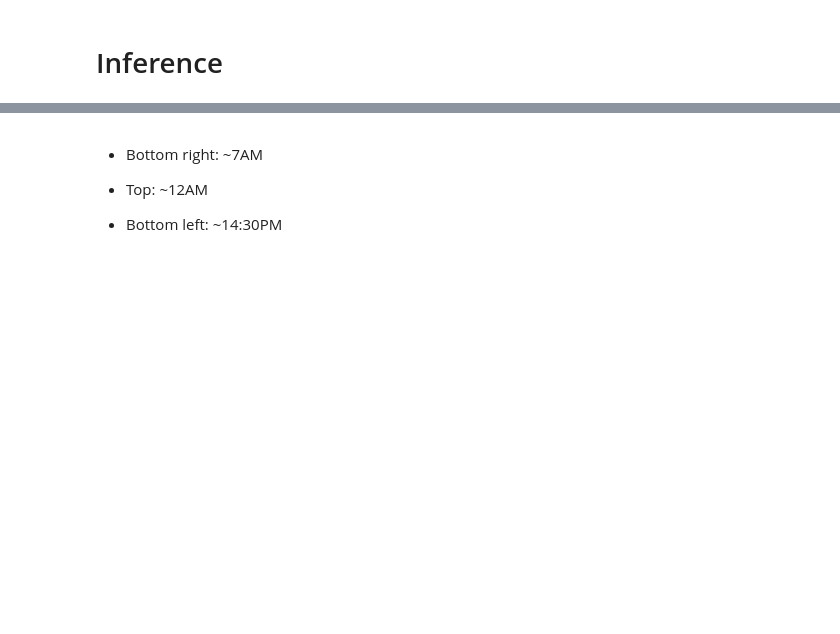
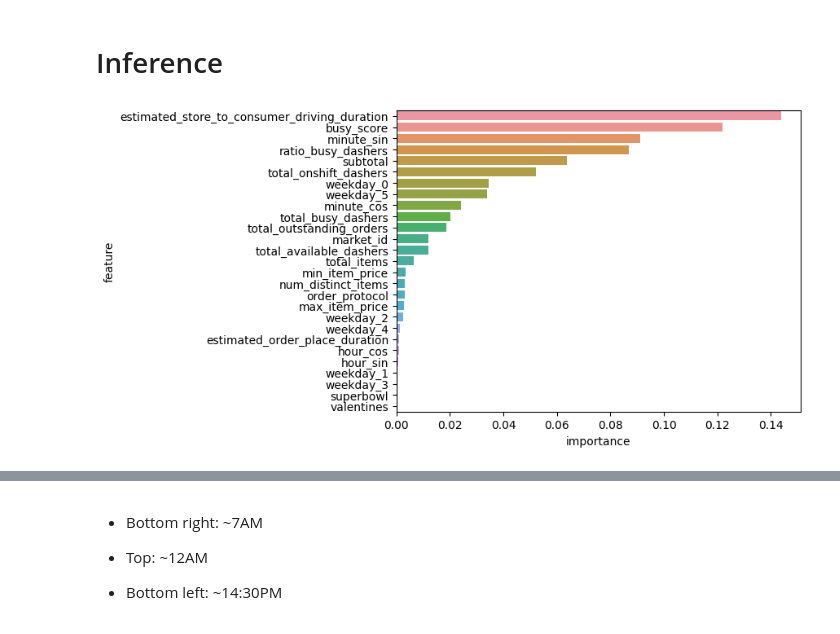
Before and after one commit to AhmetZamanis/MixedEffectsRegressionDeliveryTimes, a Jupyter notebook: 4_GPBoost1.ipynb, the cells around one changed output, grey strips where cells are left out. Saved outputs shown, nothing was run; the diff lists cells and outputs as text; code cells hidden in the pictures; blank space fills up the shorter version.

```diff
--- a/4_GPBoost1.ipynb
+++ b/4_GPBoost1.ipynb
@@ -276,0 +191,11 @@ GPBoostRegressor(colsample_bytree=0.2987535130068772,
+# %%
+# Create gpb data
+train = gpb.Dataset(X_train, y_train)
+test = gpb.Dataset(X_test, y_test)
+# %%
+# Create random effects model
+gp_model = gpb.GPModel(
+        group_data = G_train,
+        likelihood = "gaussian",
+        seed = random_state
+    )
@@ -339,8 +339,10 @@ _ = sns.lineplot(data = df_pred, x = "date", y = "residual")
 # Inference
 # %%
 # Feature importances
-importances = pd.DataFrame({"feature": X_test.columns.values, "importance": model.feature_importances_}).sort_values("importance", ascending = False)
+importances = pd.DataFrame({"feature": X_test.columns.values, "importance": model.feature_importance(importance_type='gain')}).sort_values("importance", ascending = False)
 _ = sns.barplot(data = importances, x = "importance", y = "feature", orient = "h")
+# %% [output]
+[figure, added]
 # %%
 # Get SHAP values
 explainer = shap.TreeExplainer(model)
```
Also changed, not shown: parts of 27 cells of this notebook, 2 other files.
